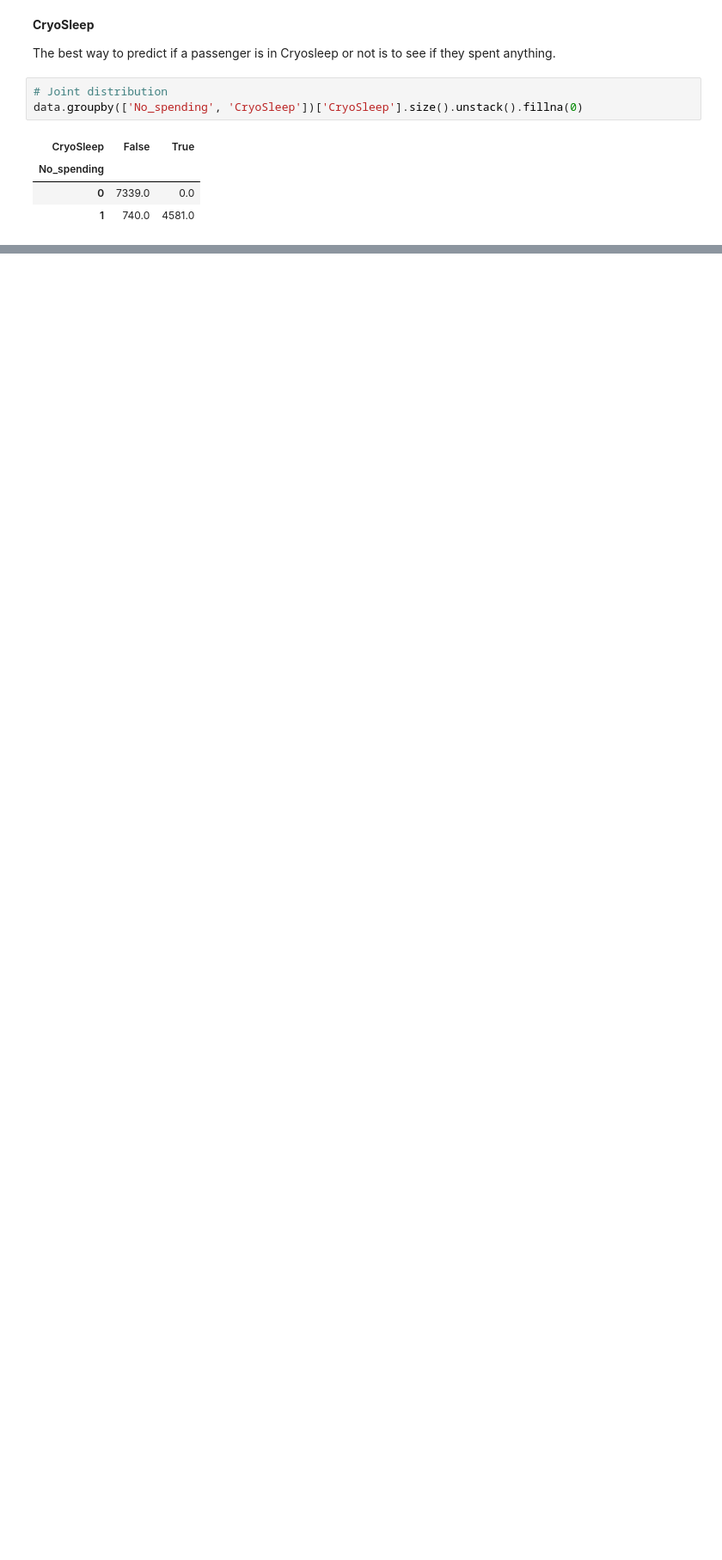
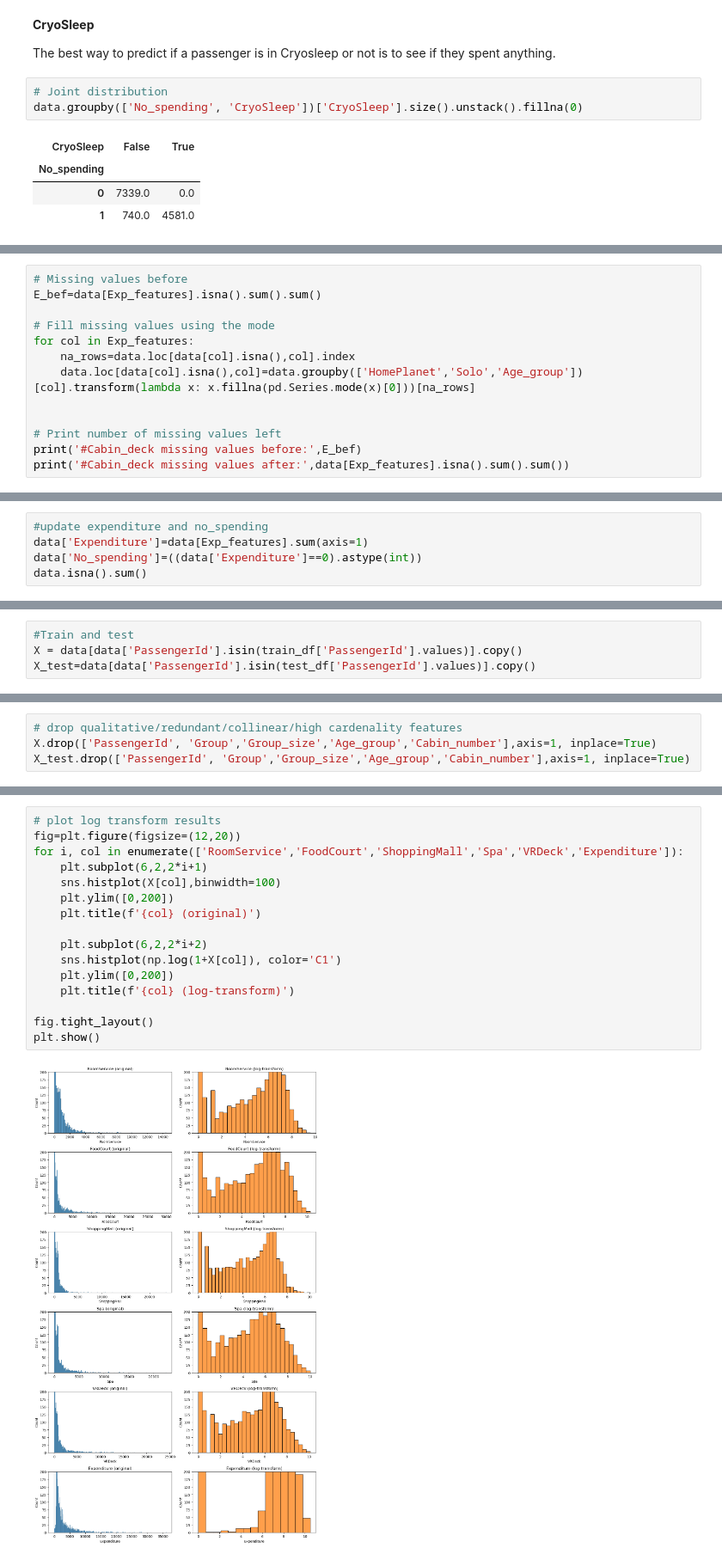
Before and after one commit to cclores1/Gantry-Kinematics, a Jupyter notebook: fork-of-space-titanic-competition-v1-1-a57f3f.ipynb, the cells around one changed output, grey strips where cells are left out. Shown at 86% size. Saved outputs shown, nothing was run; the diff lists cells and outputs as text; blank space fills up the shorter version.

```diff
--- a/fork-of-space-titanic-competition-v1-1-a57f3f.ipynb
+++ b/fork-of-space-titanic-competition-v1-1-a57f3f.ipynb
@@ -1055,0 +1110,13 @@ data.groupby(['No_spending', 'CryoSleep'])['CryoSleep'].size().unstack().fillna(
+# %%
+# Missing values before
+E_bef=data[Exp_features].isna().sum().sum()
+
+# Fill missing values using the mode
+for col in Exp_features:
+    na_rows=data.loc[data[col].isna(),col].index
+    data.loc[data[col].isna(),col]=data.groupby(['HomePlanet','Solo','Age_group'])[col].transform(lambda x: x.fillna(pd.Series.mode(x)[0]))[na_rows]
+
+
+# Print number of missing values left
+print('#Cabin_deck missing values before:',E_bef)
+print('#Cabin_deck missing values after:',data[Exp_features].isna().sum().sum())
@@ -1055,0 +1128,5 @@ data.groupby(['No_spending', 'CryoSleep'])['CryoSleep'].size().unstack().fillna(
+# %%
+#update expenditure and no_spending
+data['Expenditure']=data[Exp_features].sum(axis=1)
+data['No_spending']=((data['Expenditure']==0).astype(int))
+data.isna().sum()
@@ -1055,0 +1151,4 @@ data.groupby(['No_spending', 'CryoSleep'])['CryoSleep'].size().unstack().fillna(
+# %%
+#Train and test
+X = data[data['PassengerId'].isin(train_df['PassengerId'].values)].copy()
+X_test=data[data['PassengerId'].isin(test_df['PassengerId'].values)].copy()
@@ -1055,0 +1157,4 @@ data.groupby(['No_spending', 'CryoSleep'])['CryoSleep'].size().unstack().fillna(
+# %%
+# drop qualitative/redundant/collinear/high cardenality features
+X.drop(['PassengerId', 'Group','Group_size','Age_group','Cabin_number'],axis=1, inplace=True)
+X_test.drop(['PassengerId', 'Group','Group_size','Age_group','Cabin_number'],axis=1, inplace=True)
@@ -1055,0 +1165,18 @@ data.groupby(['No_spending', 'CryoSleep'])['CryoSleep'].size().unstack().fillna(
+# %%
+# plot log transform results
+fig=plt.figure(figsize=(12,20))
+for i, col in enumerate(['RoomService','FoodCourt','ShoppingMall','Spa','VRDeck','Expenditure']):
+    plt.subplot(6,2,2*i+1)
+    sns.histplot(X[col],binwidth=100)
+    plt.ylim([0,200])
+    plt.title(f'{col} (original)')
+
+    plt.subplot(6,2,2*i+2)
+    sns.histplot(np.log(1+X[col]), color='C1')
+    plt.ylim([0,200])
+    plt.title(f'{col} (log-transform)')
+
+fig.tight_layout()
+plt.show()
+# %% [output]
+[figure, added]
```
Also changed, not shown: parts of 12 cells of this notebook.
